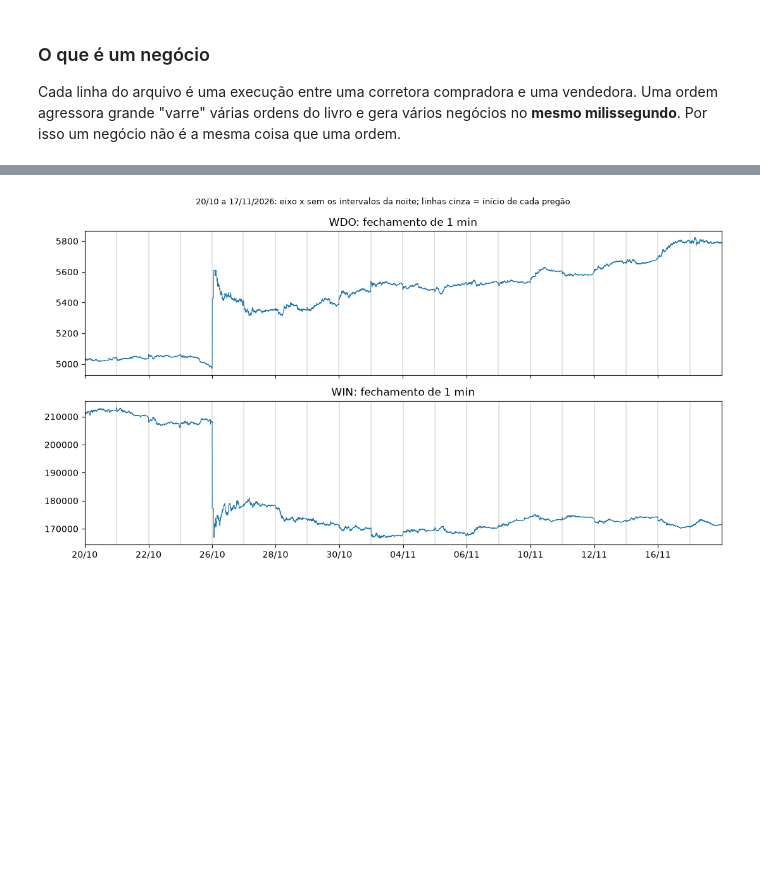
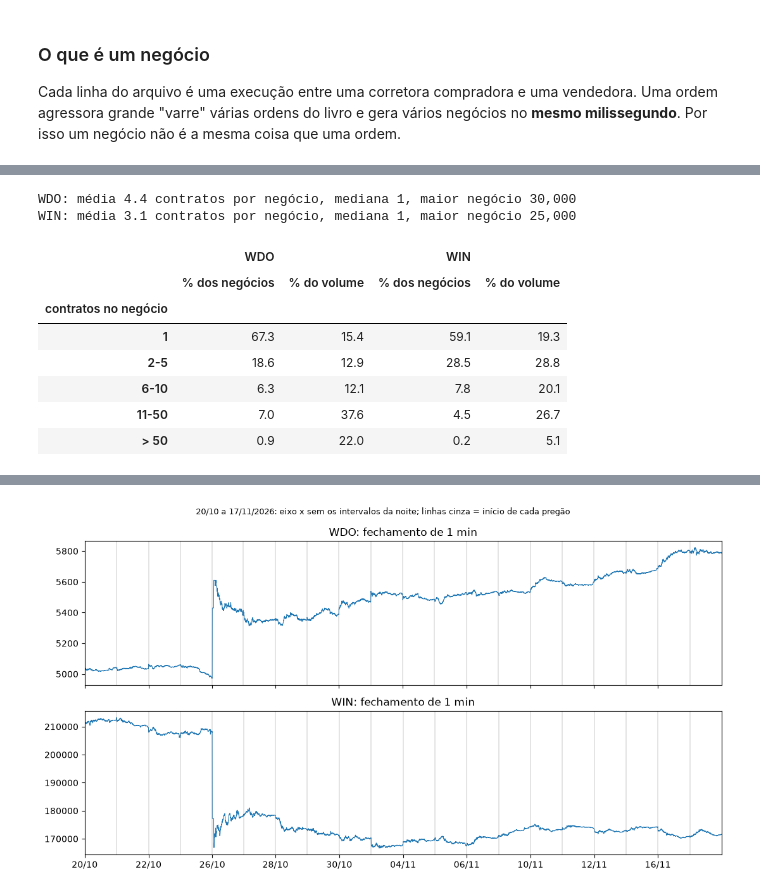
Before and after one commit to marcosemn/islp-b3-futures, a Jupyter notebook: notebooks/00_exploracao_wdo_win.ipynb, the cells around one changed output, grey strips where cells are left out. Saved outputs shown, nothing was run; the diff lists cells and outputs as text; code cells hidden in the pictures; blank space fills up the shorter version.

Commit message:
Notebook 00: tamanho dos negócios por contagem × volume; README: origem da URL de download
Co-Authored-By: Claude Opus 5.5 <noreply@anthropic.com>

```diff
--- a/notebooks/00_exploracao_wdo_win.ipynb
+++ b/notebooks/00_exploracao_wdo_win.ipynb
@@ -77,0 +84,21 @@ tot.drop(columns=["qty_1", "no_mesmo_ms"]).round(1)
+# %%
+t = pd.concat([pd.read_parquet(f, columns=["root", "qty"]) for f in sorted((PROCESSED_DIR / "trades").glob("*.parquet"))])
+tamanhos = {}
+for root, g in t.groupby("root", observed=True):
+    faixa = pd.cut(g["qty"], [0, 1, 5, 10, 50, np.inf], labels=["1", "2-5", "6-10", "11-50", "> 50"])
+    tamanhos[(root, "% dos negócios")] = 100 * faixa.value_counts(normalize=True, sort=False)
+    tamanhos[(root, "% do volume")] = 100 * g["qty"].groupby(faixa, observed=False).sum() / g["qty"].sum()
+    print(f"{root}: média {g['qty'].mean():.1f} contratos por negócio, mediana {g['qty'].median():.0f}, "
+          f"maior negócio {g['qty'].max():,}")
+pd.DataFrame(tamanhos).rename_axis("contratos no negócio").round(1)
+# %% [output]
+WDO: média 4.4 contratos por negócio, mediana 1, maior negócio 30,000
+WIN: média 3.1 contratos por negócio, mediana 1, maior negócio 25,000
+|  | WDO |  | WIN |  |
+|  | % dos negócios | % do volume | % dos negócios | % do volume |
+| contratos no negócio |  |  |  |  |
+| 1 | 67.3 | 15.4 | 59.1 | 19.3 |
+| 2-5 | 18.6 | 12.9 | 28.5 | 28.8 |
+| 6-10 | 6.3 | 12.1 | 7.8 | 20.1 |
+| 11-50 | 7.0 | 37.6 | 4.5 | 26.7 |
+| > 50 | 0.9 | 22.0 | 0.2 | 5.1 |
```
Also changed, not shown: parts of 3 cells of this notebook, 3 other files.
